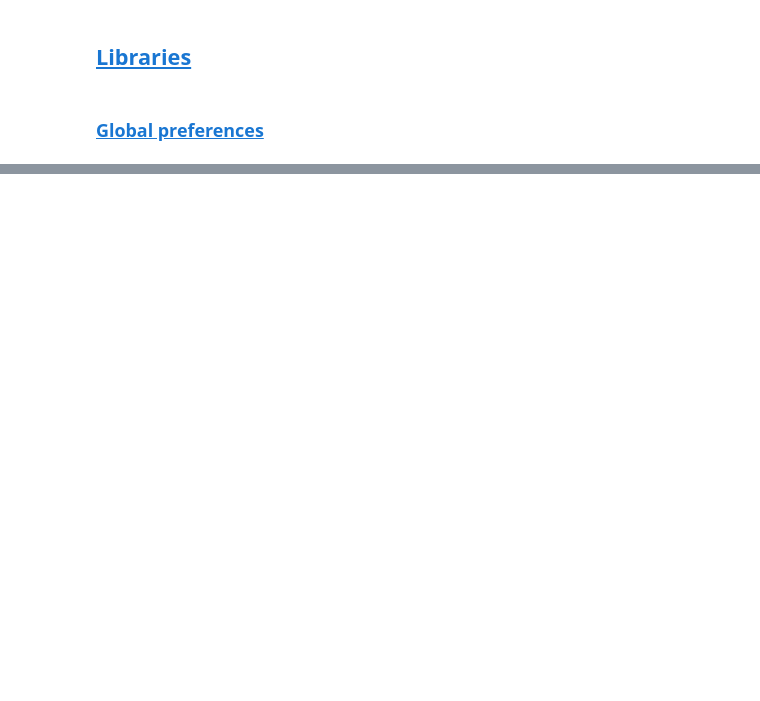
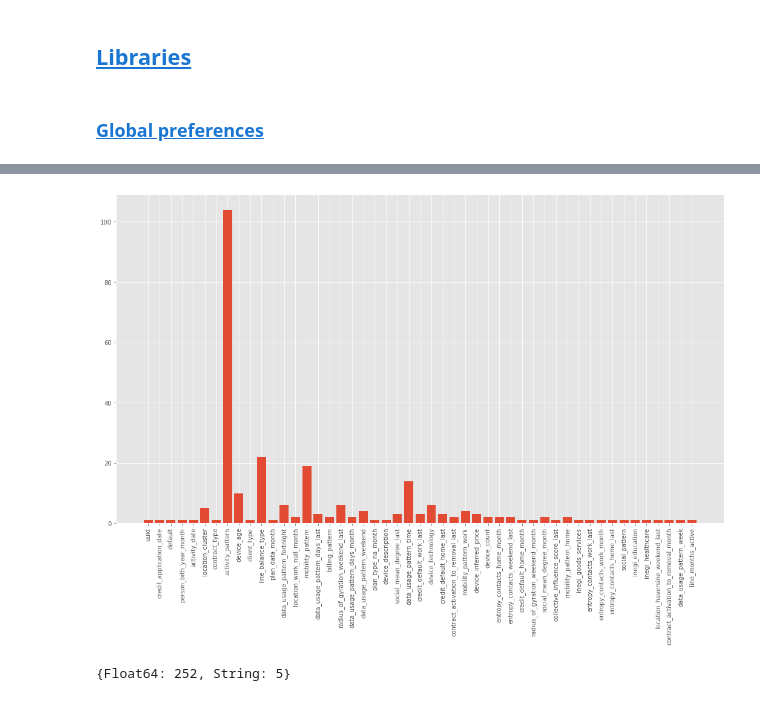
Before and after one commit to Rodma-BR/Loan-default-prediction, a Jupyter notebook: notebooks/EDA.ipynb, the cells around one changed output, grey strips where cells are left out. Drawn from its saved outputs; the diff is of its cells as text; code cells hidden in the pictures; blank space fills up the shorter version.

```diff
--- a/notebooks/EDA.ipynb
+++ b/notebooks/EDA.ipynb
@@ -25,0 +36,3 @@ def get_similar_variables(df_, kword_):
+# %%
+plt.style.use('ggplot')
+plt.rcParams["figure.figsize"] = (18,10)
@@ -41,0 +87,20 @@ shape: (3, 257)
+# %%
+# count of common variables
+
+common = re.compile("([a-z\_]+)(_[\d]+)")
+
+base_name_counter = {}
+for i in df.columns:
+    try:
+        base_name = common.search(i).group(1)
+
+    except:
+        base_name = i
+
+    if base_name in base_name_counter.keys():
+        base_name_counter[base_name] +=1
+
+    else:
+        base_name_counter[base_name] = 1
+
+base_name_counter
@@ -41,0 +125,10 @@ shape: (3, 257)
+# %%
+plt.bar(base_name_counter.keys(), base_name_counter.values());
+plt.xticks(rotation=90);
+# %% [output]
+[figure, added]
+# %%
+
+dict((x,df.dtypes.count(x)) for x in set(df.dtypes))
+# %% [output]
+{Float64: 252, String: 5}
```
Also changed, not shown: parts of 17 cells of this notebook, 2 other files.
